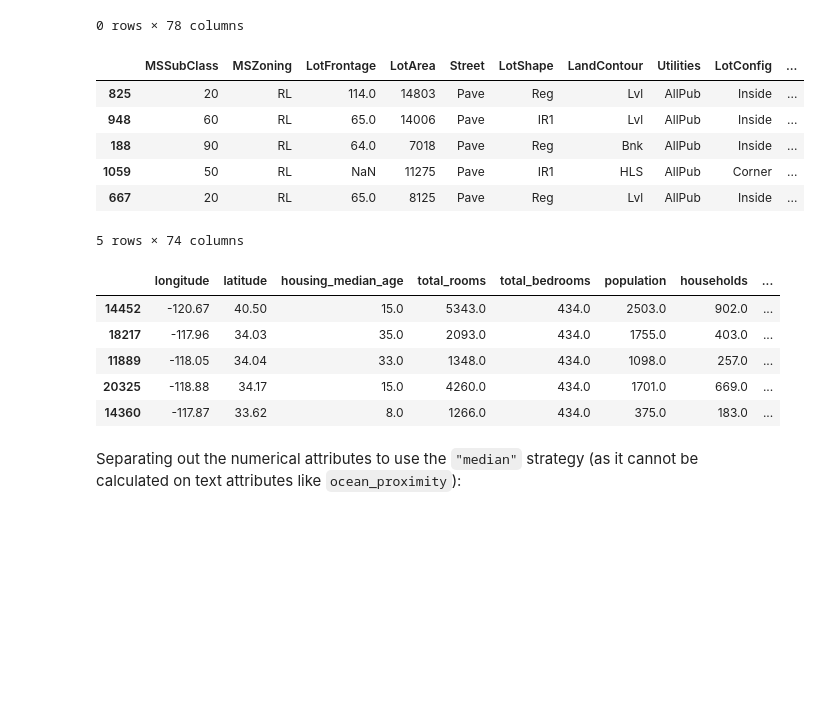
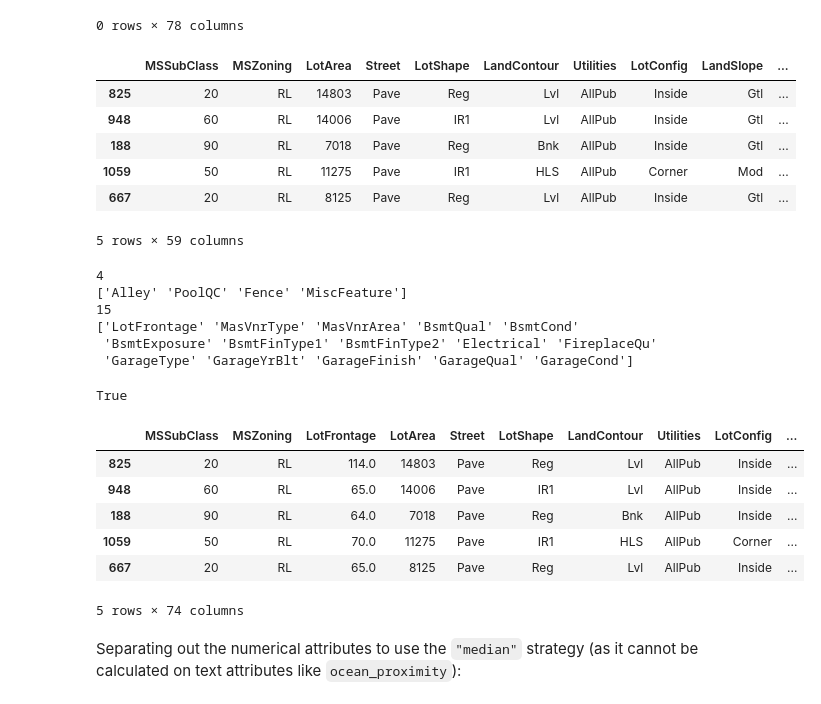
Before and after one commit to colafishx/handson-ml3, a Jupyter notebook: 02_end_to_end_machine_learning_project.ipynb, the cells around one changed output. Drawn from its saved outputs; the diff is of its cells as text; code cells hidden in the pictures; blank space fills up the shorter version.

```diff
--- a/02_end_to_end_machine_learning_project.ipynb
+++ b/02_end_to_end_machine_learning_project.ipynb
@@ -486,32 +493,53 @@ housing_option1
 # %%
 housing_option2 = housing.copy()
 
-housing_option2.drop(columns=["Alley",'PoolQC','Fence','MiscFeature'],inplace=True)  # option 2
+housing_option2.drop(columns=col_miss,inplace=True)  # option 2
 
 housing_option2.loc[null_rows_idx].head()
 # %% [output]
-|  | MSSubClass | MSZoning | LotFrontage | LotArea | Street | LotShape | LandContour | Utilities | LotConfig | ... |
-| 825 | 20 | RL | 114.0 | 14803 | Pave | Reg | Lvl | AllPub | Inside | ... |
-| 948 | 60 | RL | 65.0 | 14006 | Pave | IR1 | Lvl | AllPub | Inside | ... |
-| 188 | 90 | RL | 64.0 | 7018 | Pave | Reg | Bnk | AllPub | Inside | ... |
-| 1059 | 50 | RL | NaN | 11275 | Pave | IR1 | HLS | AllPub | Corner | ... |
-| 667 | 20 | RL | 65.0 | 8125 | Pave | Reg | Lvl | AllPub | Inside | ... |
+|  | MSSubClass | MSZoning | LotArea | Street | LotShape | LandContour | Utilities | LotConfig | LandSlope | ... |
+| 825 | 20 | RL | 14803 | Pave | Reg | Lvl | AllPub | Inside | Gtl | ... |
+| 948 | 60 | RL | 14006 | Pave | IR1 | Lvl | AllPub | Inside | Gtl | ... |
+| 188 | 90 | RL | 7018 | Pave | Reg | Bnk | AllPub | Inside | Gtl | ... |
+| 1059 | 50 | RL | 11275 | Pave | IR1 | HLS | AllPub | Corner | Mod | ... |
+| 667 | 20 | RL | 8125 | Pave | Reg | Lvl | AllPub | Inside | Gtl | ... |
-5 rows × 74 columns
+5 rows × 59 columns
+# %%
+col_miss_g50 = housing.columns[housing.isnull().sum() / len(housing) > .5].values
+col_miss_l50 = housing.columns[(housing.isnull().sum() / len(housing) <= .5) & (housing.isnull().sum() / len(housing) > 0)].values
+print(len(col_miss_g50) ,col_miss_g50 ,len(col_miss_l50), col_miss_l50, sep='\n')
+# %% [output]
+4
+['Alley' 'PoolQC' 'Fence' 'MiscFeature']
+15
+['LotFrontage' 'MasVnrType' 'MasVnrArea' 'BsmtQual' 'BsmtCond'
+ 'BsmtExposure' 'BsmtFinType1' 'BsmtFinType2' 'Electrical' 'FireplaceQu'
+ 'GarageType' 'GarageYrBlt' 'GarageFinish' 'GarageQual' 'GarageCond']
+# %%
+housing['Fence'].dtypes == 'O'
+# %% [output]
+True
 # %%
 housing_option3 = housing.copy()
 
-housing_option3.drop(columns=["Alley",'PoolQC','Fence','MiscFeature'],inplace=True)
-median = housing["total_bedrooms"].median()
-housing_option3["total_bedrooms"].fillna(median, inplace=True)  # option 3
+housing_option3.drop(columns=col_miss_g50,inplace=True)
+for i in col_miss_l50:
+  if housing[i].dtypes != 'O':
+    median = housing[i].median()
+    housing_option3[i].fillna(median, inplace=True)  # option 3
+  else:
+    mode = housing[i].mode()
+    housing_option3[i].fillna(mode, inplace=True)
 
 housing_option3.loc[null_rows_idx].head()
 # %% [output]
-|  | longitude | latitude | housing_median_age | total_rooms | total_bedrooms | population | households | ... |
-| 14452 | -120.67 | 40.50 | 15.0 | 5343.0 | 434.0 | 2503.0 | 902.0 | ... |
-| 18217 | -117.96 | 34.03 | 35.0 | 2093.0 | 434.0 | 1755.0 | 403.0 | ... |
-| 11889 | -118.05 | 34.04 | 33.0 | 1348.0 | 434.0 | 1098.0 | 257.0 | ... |
-| 20325 | -118.88 | 34.17 | 15.0 | 4260.0 | 434.0 | 1701.0 | 669.0 | ... |
-| 14360 | -117.87 | 33.62 | 8.0 | 1266.0 | 434.0 | 375.0 | 183.0 | ... |
+|  | MSSubClass | MSZoning | LotFrontage | LotArea | Street | LotShape | LandContour | Utilities | LotConfig | ... |
+| 825 | 20 | RL | 114.0 | 14803 | Pave | Reg | Lvl | AllPub | Inside | ... |
+| 948 | 60 | RL | 65.0 | 14006 | Pave | IR1 | Lvl | AllPub | Inside | ... |
+| 188 | 90 | RL | 64.0 | 7018 | Pave | Reg | Bnk | AllPub | Inside | ... |
+| 1059 | 50 | RL | 70.0 | 11275 | Pave | IR1 | HLS | AllPub | Corner | ... |
+| 667 | 20 | RL | 65.0 | 8125 | Pave | Reg | Lvl | AllPub | Inside | ... |
+5 rows × 74 columns
 # %%
 from sklearn.impute import SimpleImputer
 
```
Also changed, not shown: parts of 44 cells of this notebook.
